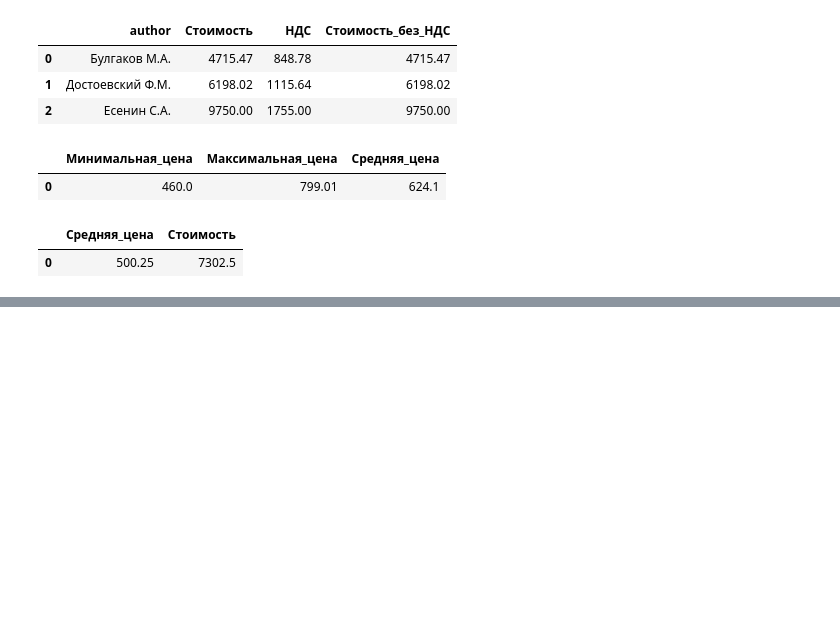
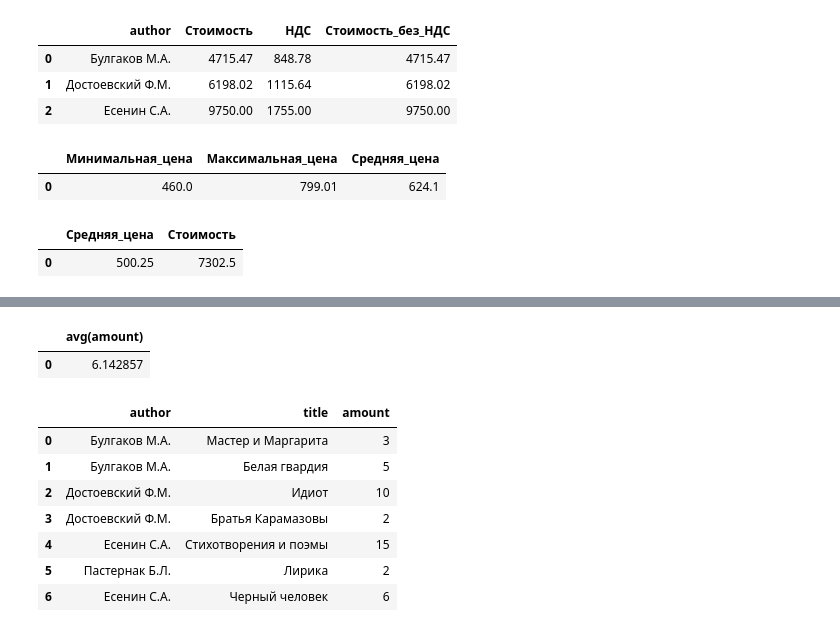
Before and after one commit to alermar69/glebmikha, a Jupyter notebook: stepik.ipynb, the cells around one changed output, grey strips where cells are left out. Saved outputs shown, nothing was run; the diff lists cells and outputs as text; code cells hidden in the pictures; blank space fills up the shorter version.

```diff
--- a/stepik.ipynb
+++ b/stepik.ipynb
@@ -183,0 +367,22 @@ select(sql)
+# %%
+sql ='''
+select avg(amount) from book
+'''
+select(sql)
+# %% [output]
+|  | avg(amount) |
+| 0 | 6.142857 |
+# %%
+sql ='''
+select author, title, amount from book
+'''
+select(sql)
+# %% [output]
+|  | author | title | amount |
+| 0 | Булгаков М.А. | Мастер и Маргарита | 3 |
+| 1 | Булгаков М.А. | Белая гвардия | 5 |
+| 2 | Достоевский Ф.М. | Идиот | 10 |
+| 3 | Достоевский Ф.М. | Братья Карамазовы | 2 |
+| 4 | Есенин С.А. | Стихотворения и поэмы | 15 |
+| 5 | Пастернак Б.Л. | Лирика | 2 |
+| 6 | Есенин С.А. | Черный человек | 6 |
```
Also changed, not shown: parts of 25 cells of this notebook, 2 other files.
